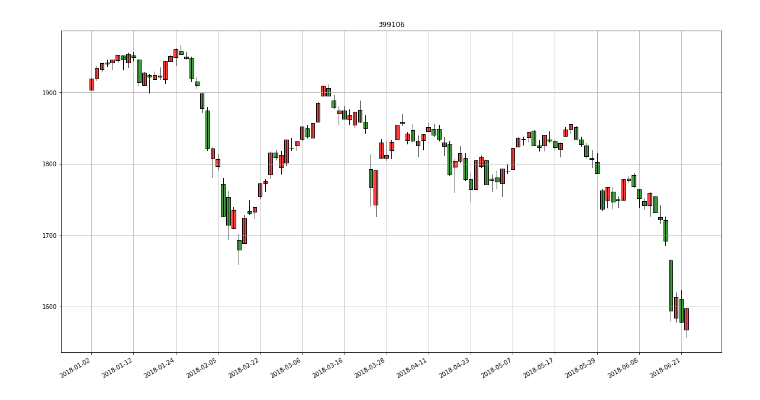
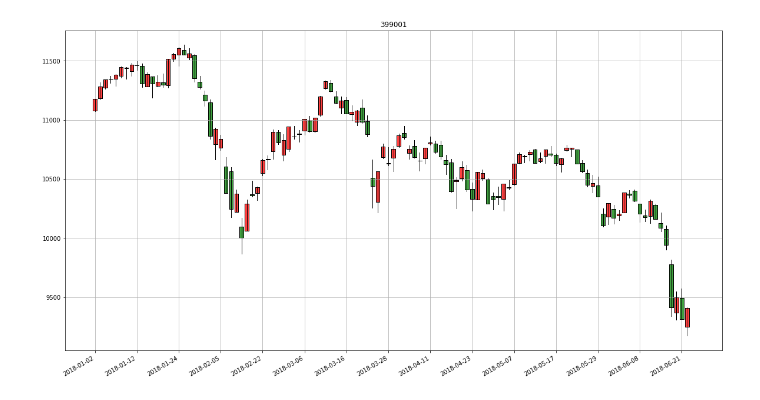
Before and after one commit to Jheng-Yi-Chen/Python, a Jupyter notebook: China_stock_market_06_25.ipynb, the cells around one changed output. Drawn from its saved outputs; the diff is of its cells as text; code cells hidden in the pictures.

```diff
--- a/China_stock_market_06_25.ipynb
+++ b/China_stock_market_06_25.ipynb
@@ -10,33 +12,33 @@ import matplotlib.ticker as ticker
 # %%
 begin_date = '2018-01-01'
 end_date = '2018-06-25'
-code = "399106" #399106深证综指 #000001上证指数
+code = "399001" #399001 深证成指 #000001 上证指数
 df = ts.get_hist_data(code, start = begin_date, end = end_date)
 df = df.sort_index(0)
 df_idx = df.index.values
 
 # df.plot()
 
 fig, ax = plt.subplots(figsize=(20, 10)) # 设置图片大小。
 # https://matplotlib.org/api/finance_api.html#module-matplotlib.finance
 # matplotlib.finance.candlestick2_ochl(ax, opens, closes, highs, lows, width=4, colorup='r', colordown='g', alpha=0.75)
 candlestick2_ochl(ax = ax, opens=df["open"].values, closes=df["close"].values, highs=df["high"].values, lows=df["low"].values, width=0.75, colorup='r', colordown='g', alpha=0.75)
 
 ax.xaxis.set_major_locator(ticker.MaxNLocator(20))
 # 设置自动格式化时间。
 def mydate_formatter(x,pos):
     try:
         return df_idx[int(x)]
     except IndexError:
         return ''
 ax.xaxis.set_major_formatter(ticker.FuncFormatter(mydate_formatter))
 
 plt.setp(plt.gca().get_xticklabels(), rotation=30, horizontalalignment='right')
 ax.grid(True)
 plt.title(code)
 plt.show()
 # %% [output]
-[figure, old version]
+[figure, new version]
 # %%
 df = ts.get_index() # 获取大盘指数实时行情列表
 df = pd.DataFrame(df)
```
Also changed, not shown: parts of 3 cells of this notebook.
